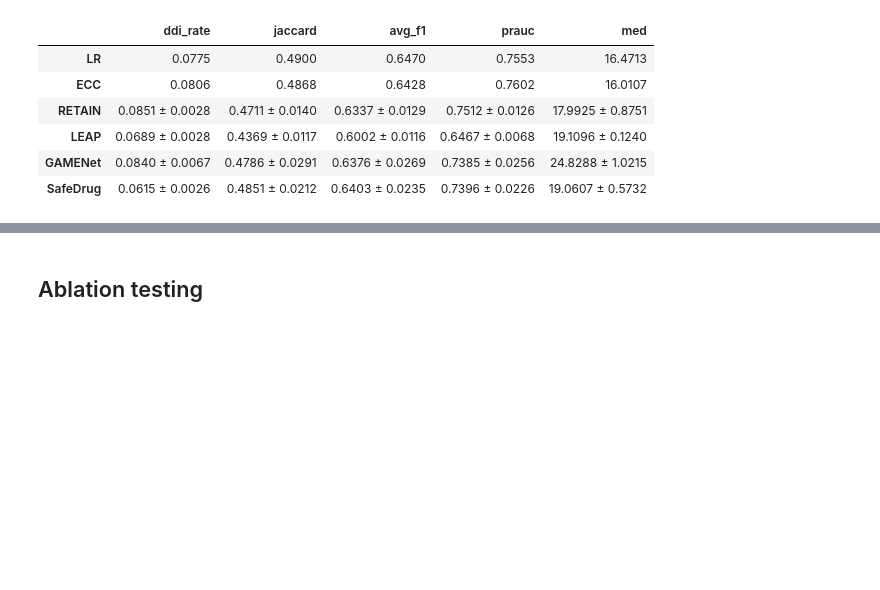
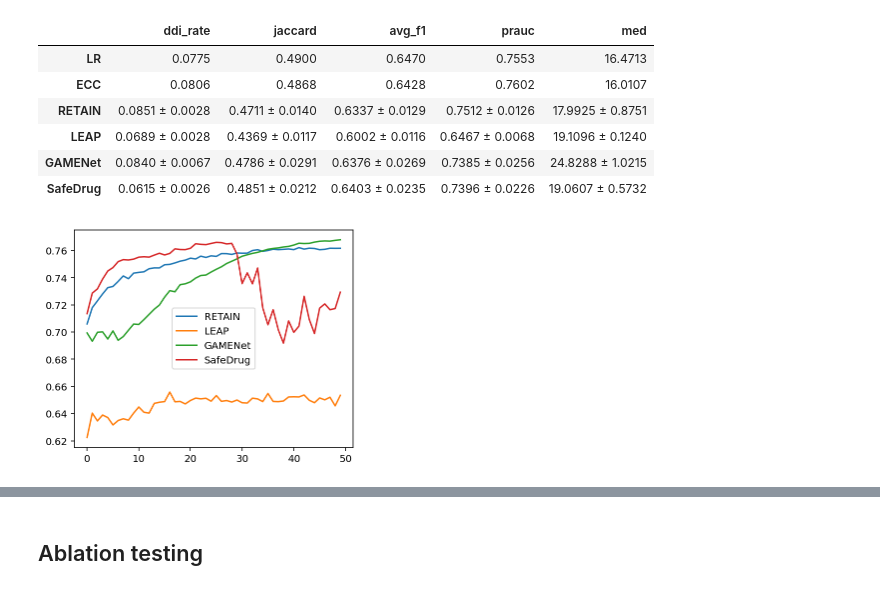
Before and after one commit to samhq/cs598dl4h-project, a Jupyter notebook: src/Result-Analysis.ipynb, the cells around one changed output, grey strips where cells are left out. Cells and saved outputs as stored; diff of their text form; code cells hidden in the pictures; blank space fills up the shorter version.

Commit message:
Analysis with plots

```diff
--- a/src/Result-Analysis.ipynb
+++ b/src/Result-Analysis.ipynb
@@ -10,9 +10,13 @@ List of models:
 - GAMENet
 - SafeDrug
 # %%
+%matplotlib inline
 import pickle
 import numpy as np
 import pandas as pd
+import matplotlib.pyplot as plt
+%config InlineBackend.figure_format = "retina"
+plt.rcParams["figure.figsize"] = (5.0,4.0)
 # %%
 def stats(d, additional):
     dct = {
@@ -107,0 +114,10 @@ pd.DataFrame(all_d).T
+# %%
+plt.plot(retain['prauc'], label='RETAIN')
+plt.plot(leap['prauc'], label='LEAP')
+plt.plot(gamenet['prauc'], label='GAMENet')
+plt.plot(safedrug['prauc'], label='SafeDrug')
+
+plt.legend()
+plt.show()
+# %% [output]
+[figure, added]
```
Also changed, not shown: parts of 4 cells of this notebook.
